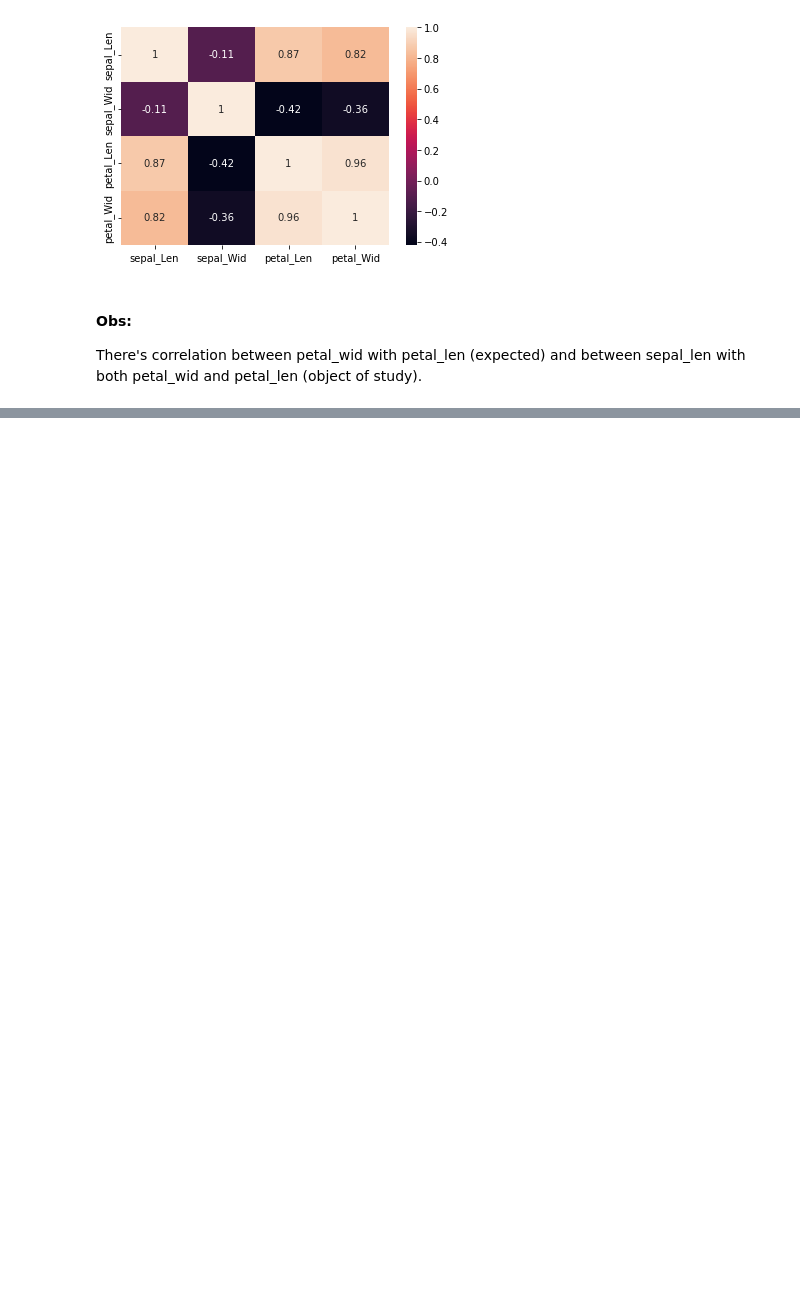
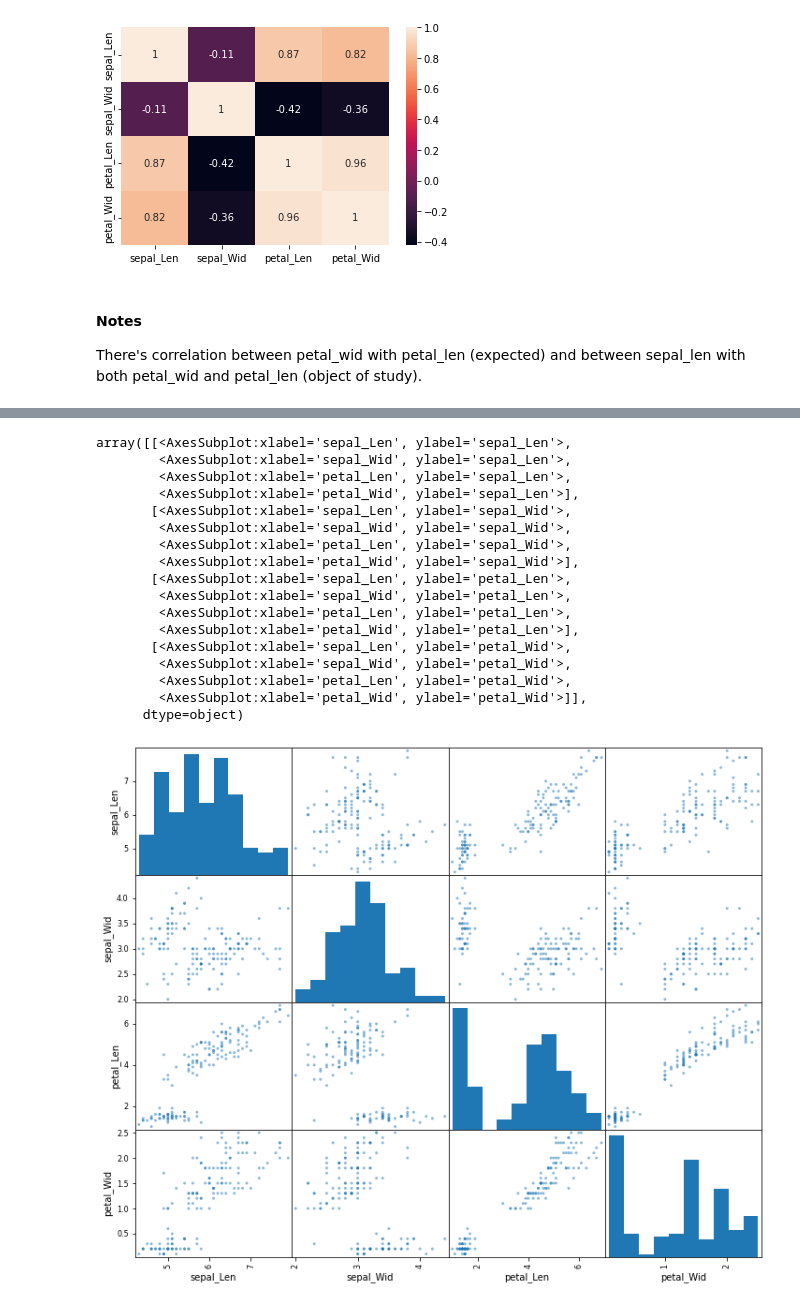
Before and after one commit to tanialomazi/iris-prediction, a Jupyter notebook: Iris Prediction.ipynb, the cells around one changed output, grey strips where cells are left out. Saved outputs shown, nothing was run; the diff lists cells and outputs as text; code cells hidden in the pictures; blank space fills up the shorter version.

```diff
--- a/Iris Prediction.ipynb
+++ b/Iris Prediction.ipynb
@@ -173,13 +209,15 @@ plt.show()
 # %% [output]
 [figure]
 # %% [markdown]
-#### Obs:
+#### Notes
 
 There's correlation between petal_wid with petal_len (expected) and between sepal_len with both petal_wid and petal_len (object of study).
 # %%
-wid_regression = px.scatter(data, x="sepal_Len", y="petal_Wid", trendline='ols', title="sepal_Len x petal_Wid")
-wid_regression.show()
+#wid_regression = px.scatter(data, x="sepal_Len", y="petal_Wid", trendline='ols', title="sepal_Len x petal_Wid", color="class")
+#wid_regression.show()
 
-len_regression = px.scatter(data, x="sepal_Len", y="petal_Len", trendline='ols', title="sepal_Len x petal_Len")
-len_regression.show()
+#len_regression = px.scatter(data, x="sepal_Len", y="petal_Len", trendline='ols', title="sepal_Len x petal_Len", color="class")
+#len_regression.show()
+
+pd.plotting.scatter_matrix(data, figsize=(12,10))
 # %% [output]
@@ -187,0 +224,18 @@ len_regression.show()
+array([[<AxesSubplot:xlabel='sepal_Len', ylabel='sepal_Len'>,
+        <AxesSubplot:xlabel='sepal_Wid', ylabel='sepal_Len'>,
+        <AxesSubplot:xlabel='petal_Len', ylabel='sepal_Len'>,
+        <AxesSubplot:xlabel='petal_Wid', ylabel='sepal_Len'>],
+       [<AxesSubplot:xlabel='sepal_Len', ylabel='sepal_Wid'>,
+        <AxesSubplot:xlabel='sepal_Wid', ylabel='sepal_Wid'>,
+        <AxesSubplot:xlabel='petal_Len', ylabel='sepal_Wid'>,
+        <AxesSubplot:xlabel='petal_Wid', ylabel='sepal_Wid'>],
+       [<AxesSubplot:xlabel='sepal_Len', ylabel='petal_Len'>,
+        <AxesSubplot:xlabel='sepal_Wid', ylabel='petal_Len'>,
+        <AxesSubplot:xlabel='petal_Len', ylabel='petal_Len'>,
+        <AxesSubplot:xlabel='petal_Wid', ylabel='petal_Len'>],
+       [<AxesSubplot:xlabel='sepal_Len', ylabel='petal_Wid'>,
+        <AxesSubplot:xlabel='sepal_Wid', ylabel='petal_Wid'>,
+        <AxesSubplot:xlabel='petal_Len', ylabel='petal_Wid'>,
+        <AxesSubplot:xlabel='petal_Wid', ylabel='petal_Wid'>]],
+      dtype=object)
+[figure, added]
```
Also changed, not shown: parts of 10 cells of this notebook.
